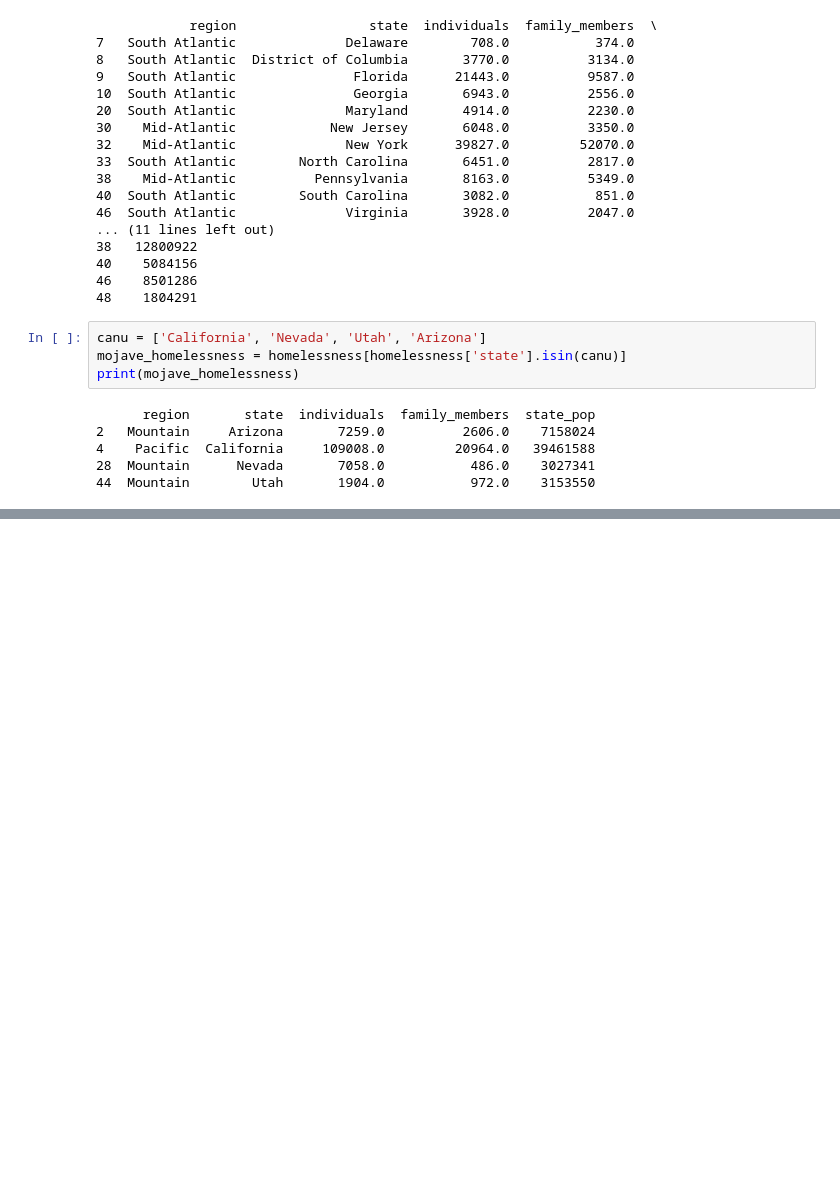
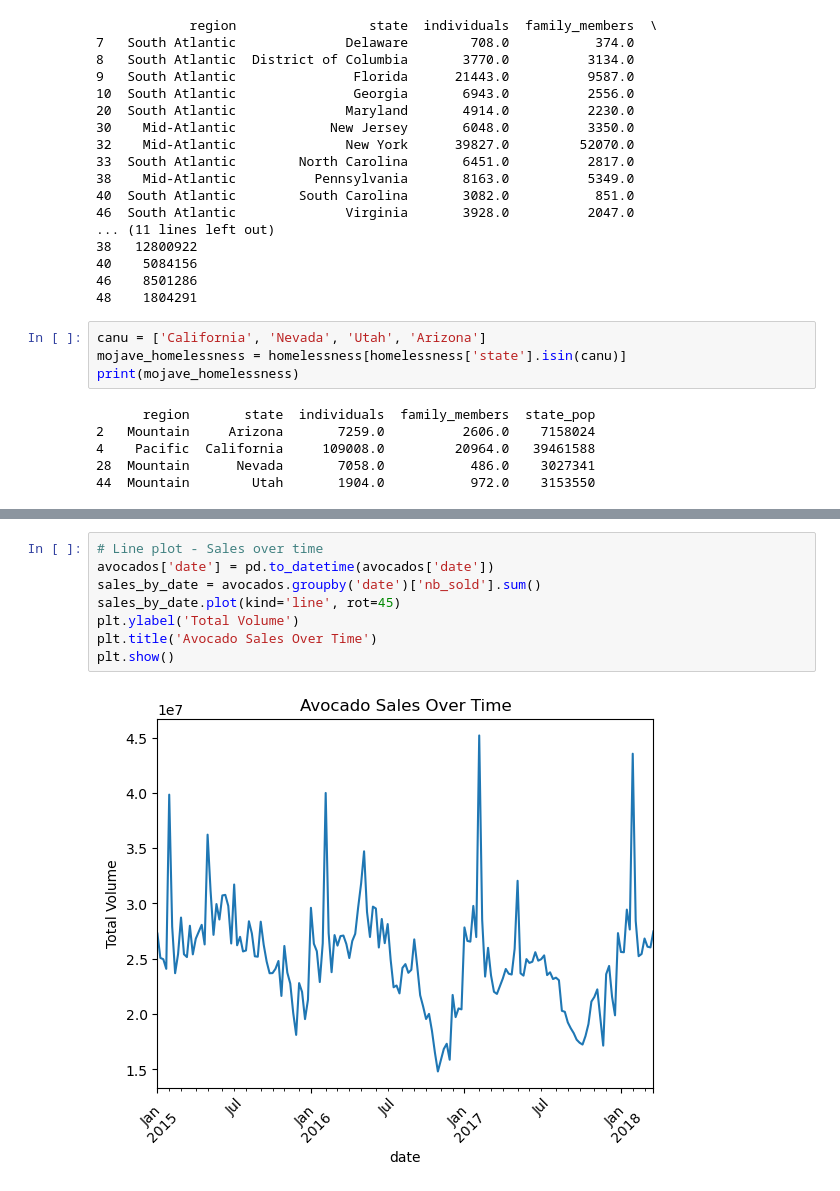
Before and after one commit to PracticalSwan/ITX2007-Data-Science, a Jupyter notebook: Lecture_3/midterm_practice_L3.ipynb, the cells around one changed output, grey strips where cells are left out. Cells and saved outputs as stored; diff of their text form; blank space fills up the shorter version.

```diff
--- a/Lecture_3/midterm_practice_L3.ipynb
+++ b/Lecture_3/midterm_practice_L3.ipynb
@@ -137,0 +313,10 @@ print(mojave_homelessness)
+# %%
+# Line plot - Sales over time
+avocados['date'] = pd.to_datetime(avocados['date'])
+sales_by_date = avocados.groupby('date')['nb_sold'].sum()
+sales_by_date.plot(kind='line', rot=45)
+plt.ylabel('Total Volume')
+plt.title('Avocado Sales Over Time')
+plt.show()
+# %% [output]
+[figure, added]
```
Also changed, not shown: parts of 16 cells of this notebook.
